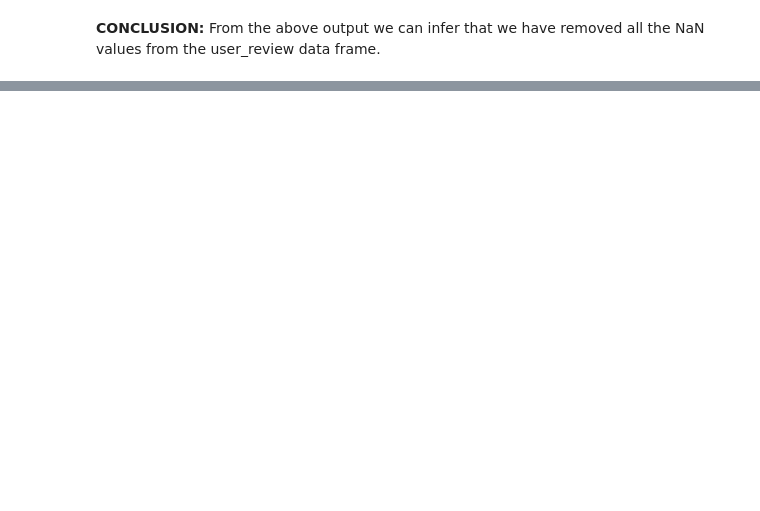
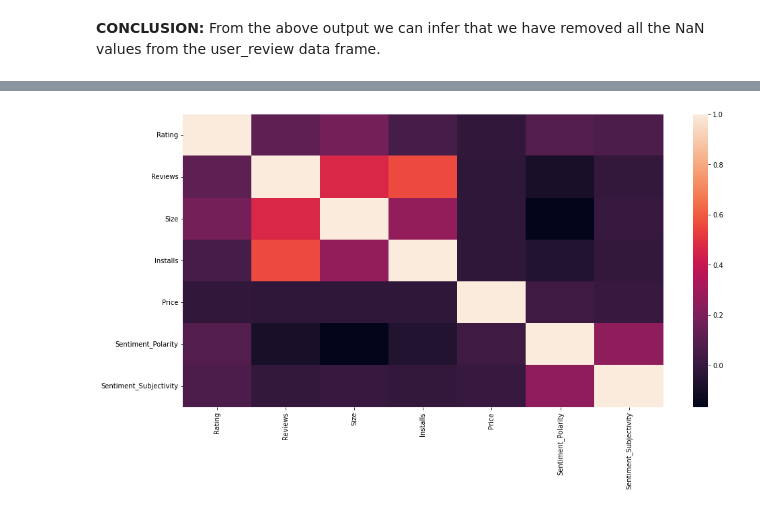
Before and after one commit to raushan9jnv/Play-Store-App-Review-Analysis, a Jupyter notebook: Almabetter_Play_Store_App_Review_Analysis_Capstone_Project_1.ipynb, the cells around one changed output, grey strips where cells are left out. Drawn from its saved outputs; the diff is of its cells as text; code cells hidden in the pictures; blank space fills up the shorter version.

```diff
--- a/Almabetter_Play_Store_App_Review_Analysis_Capstone_Project_1.ipynb
+++ b/Almabetter_Play_Store_App_Review_Analysis_Capstone_Project_1.ipynb
@@ -432,0 +1078,4 @@ New_UserReviewInfo()
+# %%
+# Converting Price into numerical values
+cleaned_df_apps['Price'] = cleaned_df_apps['Price'].apply(lambda x : str(x).replace('$','') if '$' in str(x) else str(x))
+cleaned_df_apps['Price'] = cleaned_df_apps['Price'].apply(lambda x : float(x))
@@ -432,0 +1119,5 @@ New_UserReviewInfo()
+# %%
+# Converting the Object Type to datetime Type.
+
+cleaned_df_apps['Last_Updated'] = pd.to_datetime(cleaned_df_apps['Last_Updated'])
+cleaned_df_apps['Last_Updated']
@@ -432,0 +1189,5 @@ New_UserReviewInfo()
+# %%
+ps_copy = cleaned_df_apps.copy() #playstore copy
+ur_copy = new_df_reviews.copy() #user reviews copy
+# %%
+merged_PS_UR = pd.merge(ps_copy, ur_copy, how='inner', left_on='App', right_on='App')
@@ -432,0 +1234,8 @@ New_UserReviewInfo()
+# %%
+# Heat Map for the merged data frame
+plt.figure(figsize=(16,8))
+corr= merged_PS_UR.corr()
+sns.heatmap(corr)
+plt.show()
+# %% [output]
+[figure, added]
```
Also changed, not shown: parts of 136 cells of this notebook.
